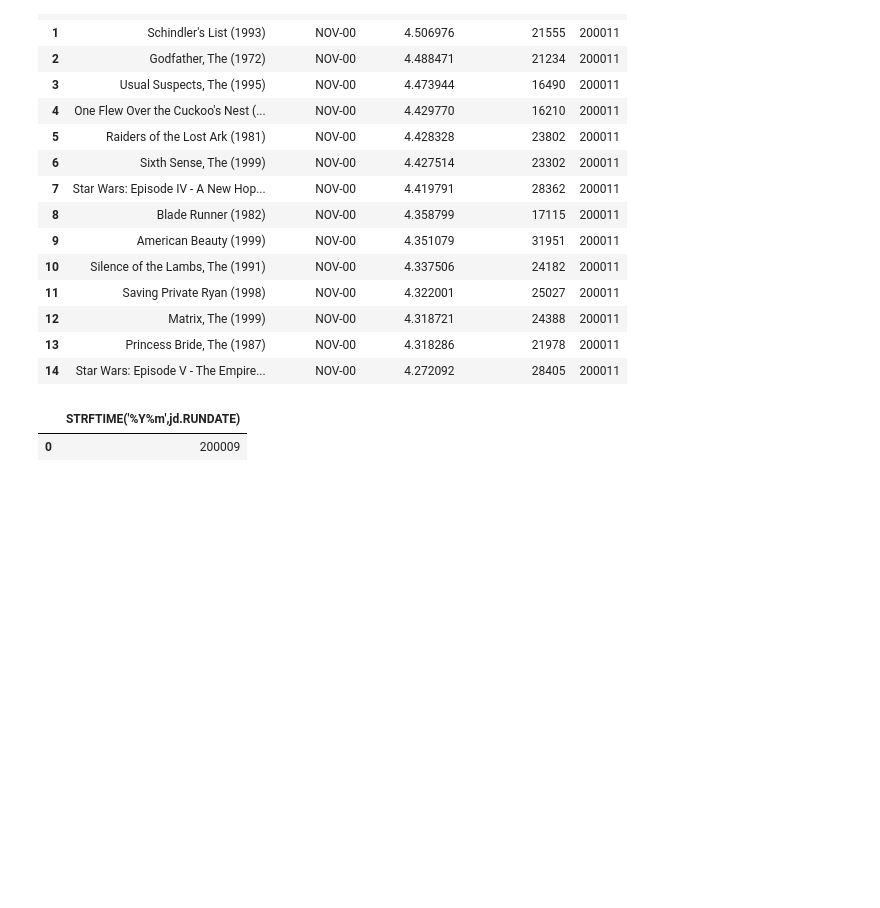
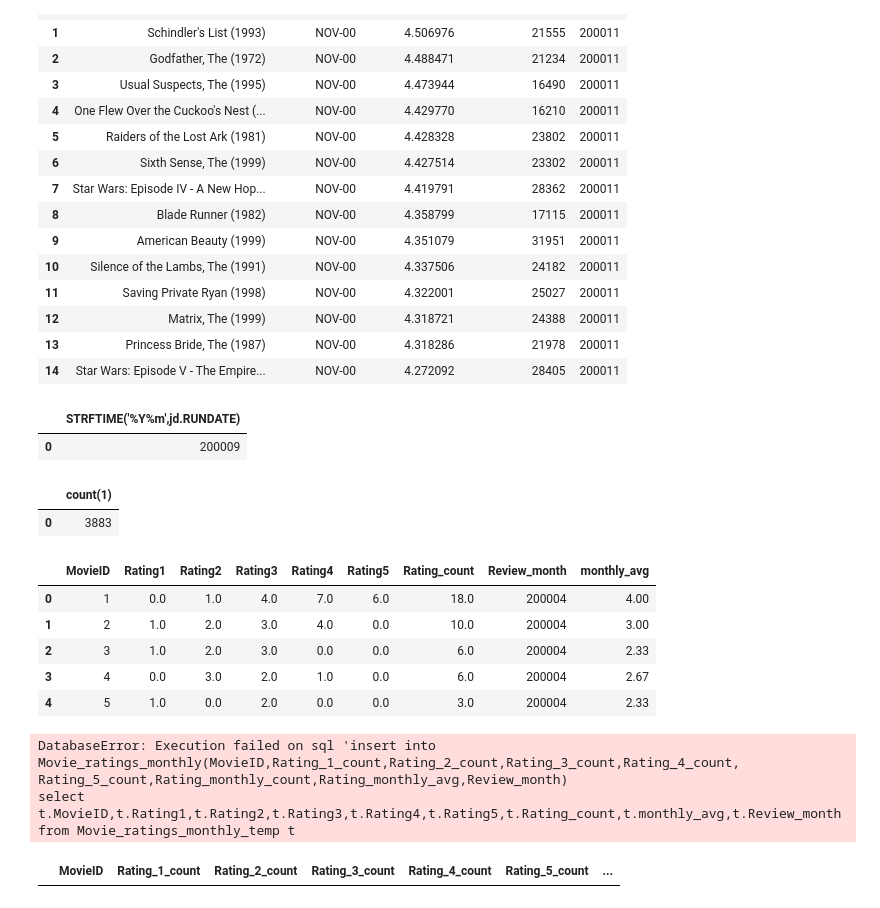
Before and after one commit to Sandutta2020/Monthly_top_movie_report, a Jupyter notebook: analysis/Exploratory_Analysis.ipynb, the cells around one changed output. Cells and saved outputs as stored; diff of their text form; code cells hidden in the pictures; blank space fills up the shorter version.

```diff
--- a/analysis/Exploratory_Analysis.ipynb
+++ b/analysis/Exploratory_Analysis.ipynb
@@ -822,7 +822,56 @@ import sqlite3
 import pandas as pd
 conn = sqlite3.connect("..//sqlite_DB//Movie_report.db")
 cur = conn.cursor()
-select_movie_fact ="""select STRFTIME('%Y%m',jd.RUNDATE) from JOB_RUN_DATE jd"""
+select_movie_fact ="""select count(1) from MovieDIM jd"""
 df_details = pd.read_sql_query(select_movie_fact, conn)
 conn.close()
 df_details
+# %% [output]
+|  | count(1) |
+| 0 | 3883 |
+# %%
+import sqlite3
+import pandas as pd
+conn = sqlite3.connect("..//sqlite_DB//Movie_report.db")
+cur = conn.cursor()
+select_movie_fact ="""select * from Movie_ratings_monthly_temp jd limit 5"""
+df_details = pd.read_sql_query(select_movie_fact, conn)
+conn.close()
+df_details
+# %% [output]
+|  | MovieID | Rating1 | Rating2 | Rating3 | Rating4 | Rating5 | Rating_count | Review_month | monthly_avg |
+| 0 | 1 | 0.0 | 1.0 | 4.0 | 7.0 | 6.0 | 18.0 | 200004 | 4.00 |
+| 1 | 2 | 1.0 | 2.0 | 3.0 | 4.0 | 0.0 | 10.0 | 200004 | 3.00 |
+| 2 | 3 | 1.0 | 2.0 | 3.0 | 0.0 | 0.0 | 6.0 | 200004 | 2.33 |
+| 3 | 4 | 0.0 | 3.0 | 2.0 | 1.0 | 0.0 | 6.0 | 200004 | 2.67 |
+| 4 | 5 | 1.0 | 0.0 | 2.0 | 0.0 | 0.0 | 3.0 | 200004 | 2.33 |
+# %%
+import sqlite3
+import pandas as pd
+conn = sqlite3.connect("..//sqlite_DB//Movie_report.db")
+cur = conn.cursor()
+select_movie_fact ="""insert into Movie_ratings_monthly(MovieID,Rating_1_count,Rating_2_count,Rating_3_count,Rating_4_count,
+Rating_5_count,Rating_monthly_count,Rating_monthly_avg,Review_month)
+select t.MovieID,t.Rating1,t.Rating2,t.Rating3,t.Rating4,t.Rating5,t.Rating_count,t.monthly_avg,t.Review_month
+from Movie_ratings_monthly_temp t
+ """
+df_details = pd.read_sql_query(select_movie_fact, conn)
+conn.close()
+conn.commit()
+df_details
+# %% [output]
+DatabaseError: Execution failed on sql 'insert into Movie_ratings_monthly(MovieID,Rating_1_count,Rating_2_count,Rating_3_count,Rating_4_count,
+Rating_5_count,Rating_monthly_count,Rating_monthly_avg,Review_month)
+select t.MovieID,t.Rating1,t.Rating2,t.Rating3,t.Rating4,t.Rating5,t.Rating_count,t.monthly_avg,t.Review_month
+from Movie_ratings_monthly_temp t
+# %%
+import sqlite3
+import pandas as pd
+conn = sqlite3.connect("..//sqlite_DB//Movie_report.db")
+cur = conn.cursor()
+select_movie_fact ="""select * from Movie_ratings_monthly jd limit 5"""
+df_details = pd.read_sql_query(select_movie_fact, conn)
+conn.close()
+df_details
+# %% [output]
+|  | MovieID | Rating_1_count | Rating_2_count | Rating_3_count | Rating_4_count | Rating_5_count | ... |
```
Also changed, not shown: 4 other files.
